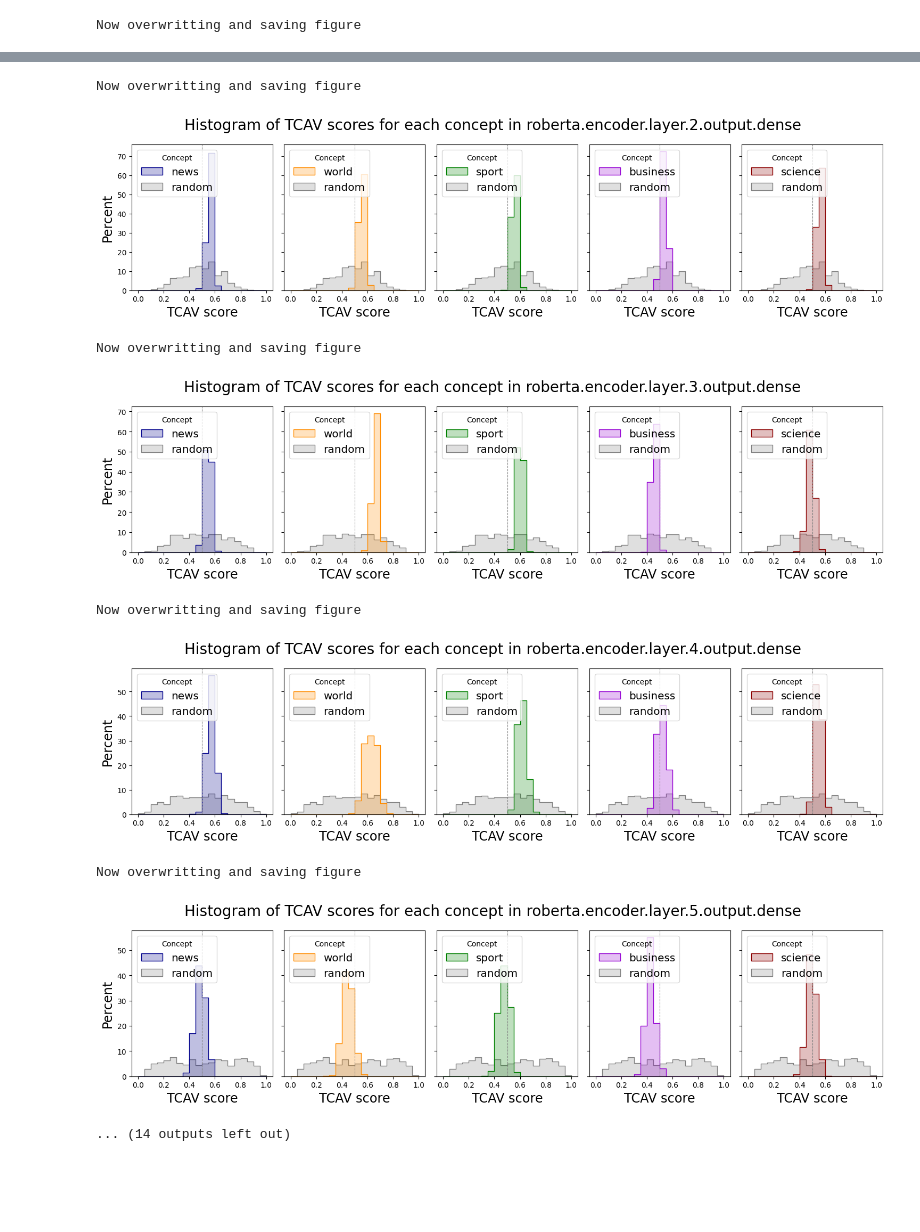
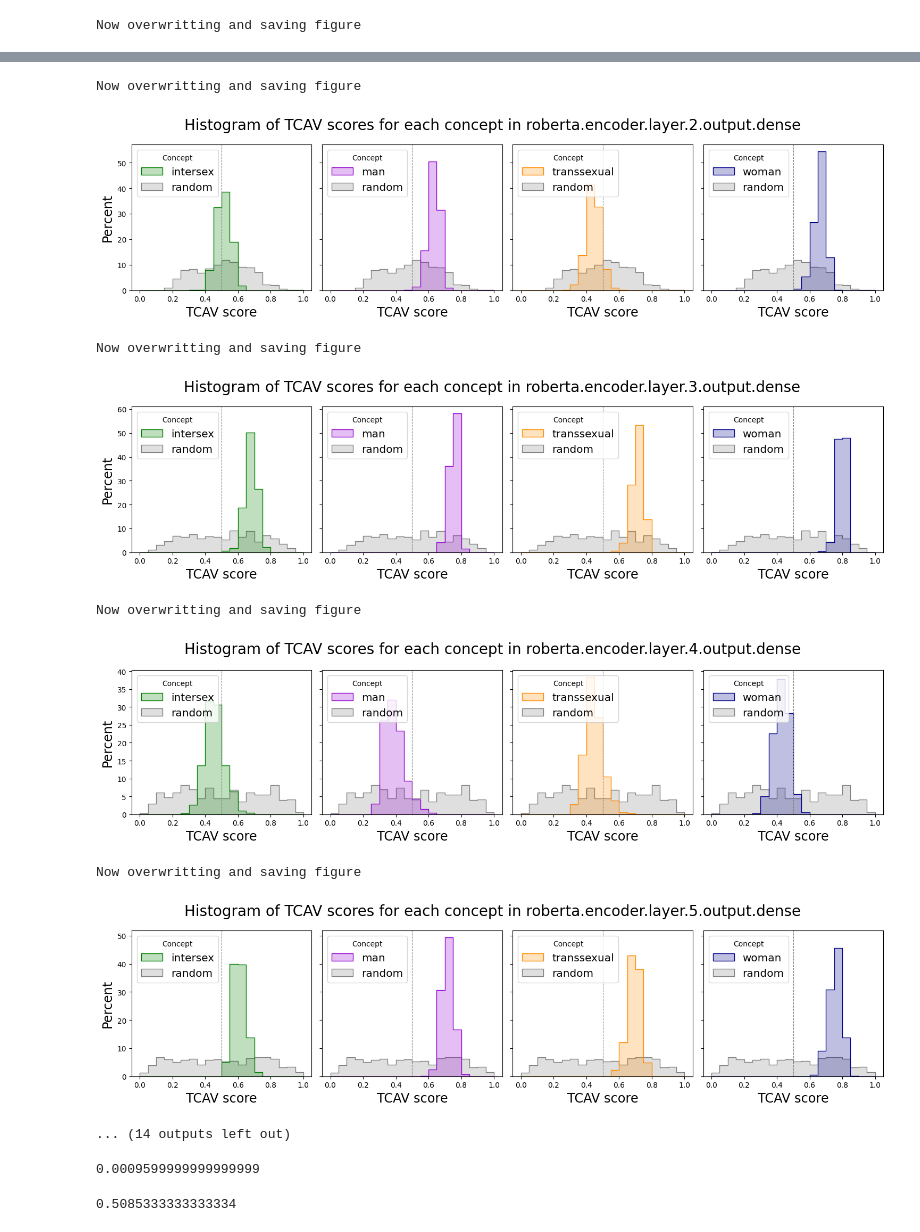
Before and after one commit to gaunby/master_project, a Jupyter notebook: notebooks/tcav_plot.ipynb, the cells around one changed output, grey strips where cells are left out. Saved outputs shown, nothing was run; the diff lists cells and outputs as text; code cells hidden in the pictures; blank space fills up the shorter version.

```diff
--- a/notebooks/tcav_plot.ipynb
+++ b/notebooks/tcav_plot.ipynb
@@ -9,13 +9,14 @@ from src.visualization.tcav_visual import plot_results
 # %%
 PATH = '/work3/s174498/nlp_tcav_results/'
 
-with open(PATH+'negative_news_layer_0_11.pkl','rb') as handle:
+with open(PATH+'positive_gender_layer_0_11.pkl','rb') as handle:
     data = pickle.load(handle)
 # %%
 # comcepts
 # ['hate','irony','offensive']
 # ['intersex','man','transsexual','woman']
-concepts = ['news','world','sport','business','science']
-PATH =  '/work3/s174498/nlp_tcav_results/figures/news_concepts/'
-output = plot_results(data, 'negative', concepts ,PATH, plot_hist = True, save_fig =True, t_test_mean = None)
+# ['news','world','sport','business','science']
+concepts = ['intersex','man','transsexual','woman']#['woman']
+PATH =  '/work3/s174498/nlp_tcav_results/figures/gender_concepts/'
+output = plot_results(data, 'positive', concepts ,PATH, plot_hist = True, save_fig =True, t_test_mean = None)
 # %% [output]
@@ -32,9 +32,9 @@ Now overwritting and saving figure
 Now overwritting and saving figure
-[figure, old version]
+[figure, new version]
 Now overwritting and saving figure
-[figure, old version]
+[figure, new version]
 Now overwritting and saving figure
-[figure, old version]
+[figure, new version]
 Now overwritting and saving figure
-[figure, old version]
+[figure, new version]
 ... (14 outputs left out)
@@ -40,0 +46,9 @@ Now overwritting and saving figure
+# %%
+import numpy as np
+np.mean(data['positive']['woman']['roberta.encoder.layer.11.output.dense']['TCAV'])
+# %% [output]
+0.0009599999999999999
+# %%
+np.mean(data['positive']['random']['roberta.encoder.layer.11.output.dense']['TCAV'])
+# %% [output]
+0.5085333333333334
```
Also changed, not shown: parts of 4 cells of this notebook, 4 other files.
